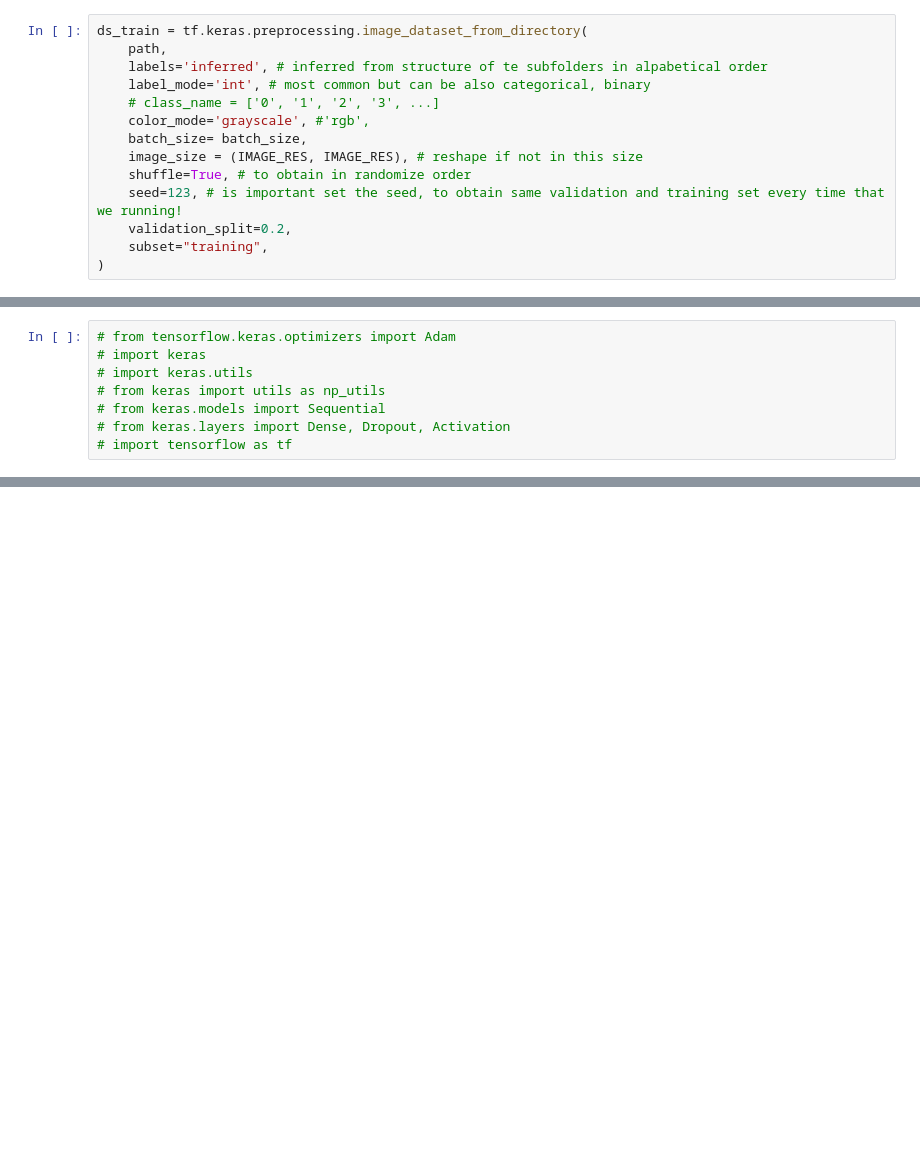
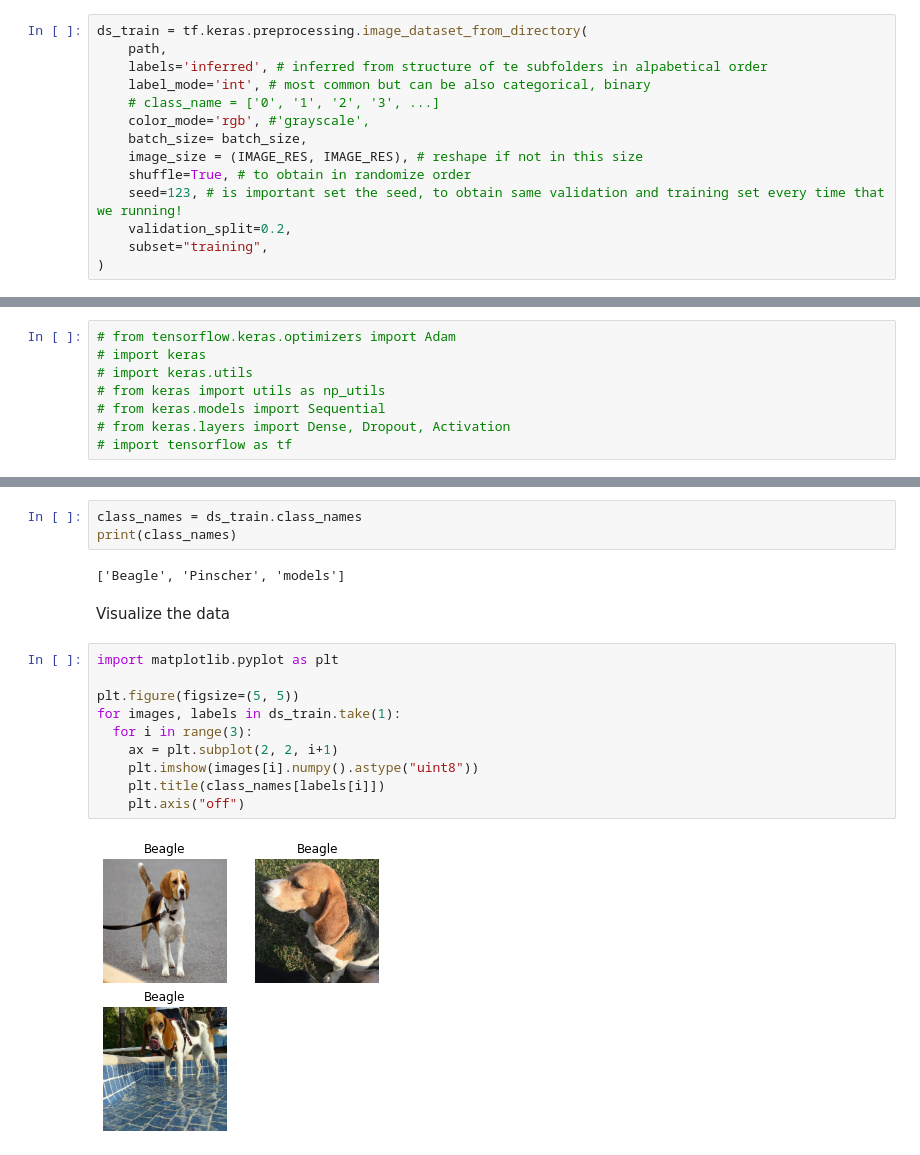
Before and after one commit to ManJ-PC/HelloCodeSchoolProject, a Jupyter notebook: Desafio.ipynb, the cells around one changed output, grey strips where cells are left out. Drawn from its saved outputs; the diff is of its cells as text; blank space fills up the shorter version.

```diff
--- a/Desafio.ipynb
+++ b/Desafio.ipynb
@@ -264,7 +256,7 @@ ds_train = tf.keras.preprocessing.image_dataset_from_directory(
     labels='inferred', # inferred from structure of te subfolders in alpabetical order
     label_mode='int', # most common but can be also categorical, binary
     # class_name = ['0', '1', '2', '3', ...]
-    color_mode='grayscale', #'rgb',
+    color_mode='rgb', #'grayscale',
     batch_size= batch_size,
     image_size = (IMAGE_RES, IMAGE_RES), # reshape if not in this size
     shuffle=True, # to obtain in randomize order
@@ -328,0 +317,19 @@ ValueError: ignored
+# %%
+class_names = ds_train.class_names
+print(class_names)
+# %% [output]
+['Beagle', 'Pinscher', 'models']
+# %% [markdown]
+Visualize the data
+# %%
+import matplotlib.pyplot as plt
+
+plt.figure(figsize=(5, 5))
+for images, labels in ds_train.take(1):
+  for i in range(3):
+    ax = plt.subplot(2, 2, i+1)
+    plt.imshow(images[i].numpy().astype("uint8"))
+    plt.title(class_names[labels[i]])
+    plt.axis("off")
+# %% [output]
+[figure, added]
```
Also changed, not shown: parts of 18 cells of this notebook.
